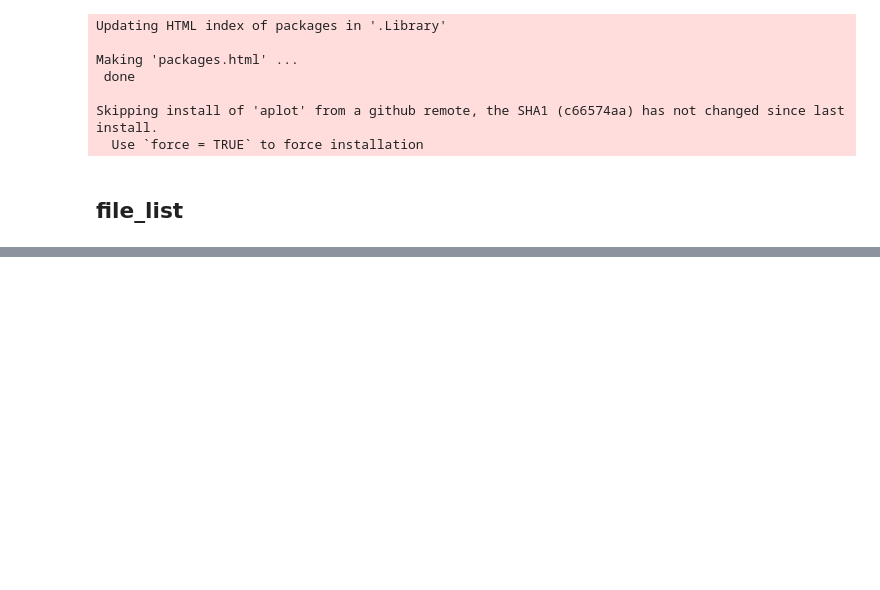
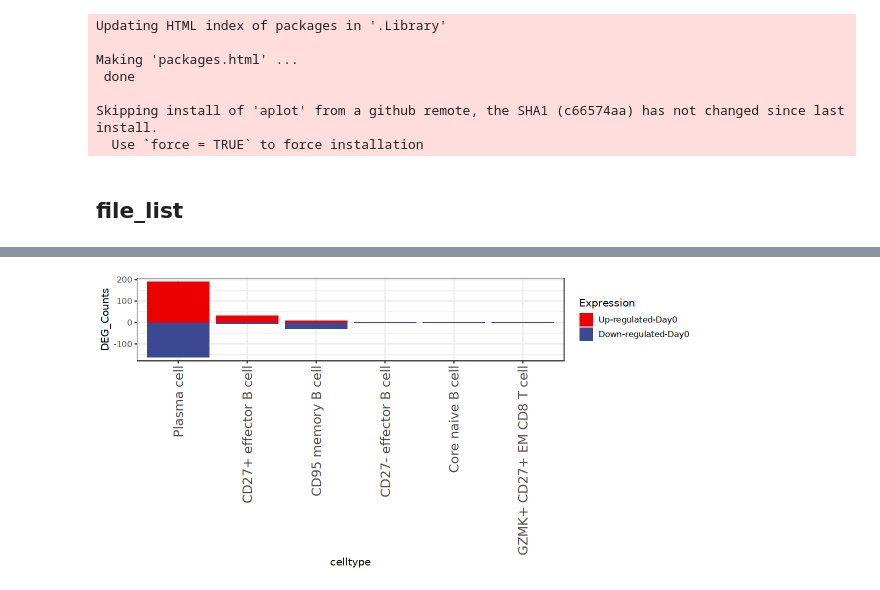
Before and after one commit to aifimmunology/sound-life-scrna-analysis, a Jupyter notebook: Mehul_Notebooks/DEG_Mehul/01D_Visualization.ipynb, the cells around one changed output, grey strips where cells are left out. Drawn from its saved outputs; the diff is of its cells as text; code cells hidden in the pictures; blank space fills up the shorter version.

Commit message:
Update-Notebooks-Mehul

```diff
--- a/Mehul_Notebooks/DEG_Mehul/01D_Visualization.ipynb
+++ b/Mehul_Notebooks/DEG_Mehul/01D_Visualization.ipynb
@@ -24,7 +25,7 @@ library(aplot)
 
 options(warn=-1)
 # %%
-file_list<-list.files(path = paste0("/home/jupyter/formal_BRIanalysis/DEG_Mehul/Sex_Year1Day0/"), pattern = ".csv", all.files = FALSE,
+file_list<-list.files(path = paste0("/home/jupyter/formal_BRIanalysis/DEG_Mehul/DESeq2_D0_VS_D7_L3_BR2"), pattern = ".csv", all.files = FALSE,
            full.names = TRUE, recursive = FALSE,
            ignore.case = FALSE, include.dirs = TRUE, no.. = FALSE)
 # %% [markdown]
@@ -41,8 +42,8 @@ DEG<-DEG %>% filter(Year=='Y1')
 # %%
 DEG1 <- DEG %>%
   mutate(Expression = case_when(
-    log2FoldChange >= 0.1 & padj <= 0.1 ~ "Up-regulated-Male",
-    log2FoldChange <= -0.1 & padj <= 0.1 ~ "Down-regulated-Male",
+    log2FoldChange >= 0.1 & padj <= 0.1 ~ "Up-regulated-Day0",
+    log2FoldChange <= -0.1 & padj <= 0.1 ~ "Down-regulated-Day0",
     TRUE ~ "Unchanged"
   ))
 # %%
@@ -74,5 +72,5 @@ A data.frame: 2080 × 11
 freq <- aggregate(cbind(count = celltype) ~ celltype + Expression, data = DEG_filtered, FUN = length)
 # %%
 freq <- freq %>%
-  mutate(count = ifelse(Expression == "Down-regulated-Male", -1 * count, count))
+  mutate(count = ifelse(Expression == "Down-regulated-Day0", -1 * count, count))
 # %%
@@ -96,6 +110,10 @@ p1<-ggplot(freq, aes(x = celltype, y = count, fill = Expression)) +
   geom_bar(stat = "identity", position = "identity") +theme_bw(base_size=12)+  scale_fill_aaas()+
   labs(x = "celltype", y = "DEG_Counts") +  theme(axis.text.x = element_text(angle = 90, hjust = 1, vjust = 0.5, size = 15)) +
   guides(fill = guide_legend(reverse = TRUE))
+# %%
+p1
+# %% [output]
+[figure, added]
 # %%
 total_gene <- DEG  %>%
   group_by(celltype) %>%
```
Also changed, not shown: parts of 8 cells of this notebook, 1 other file.
